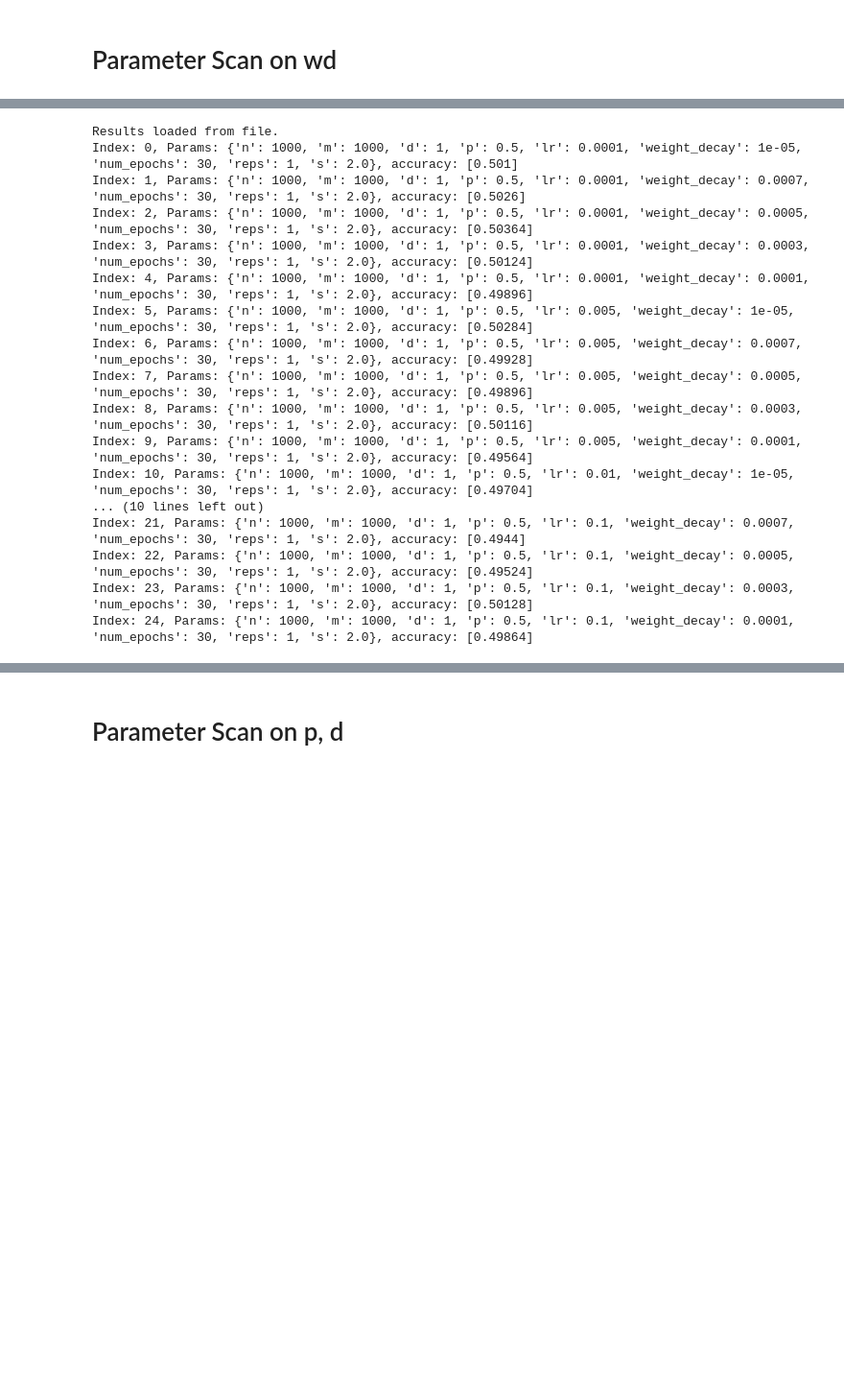
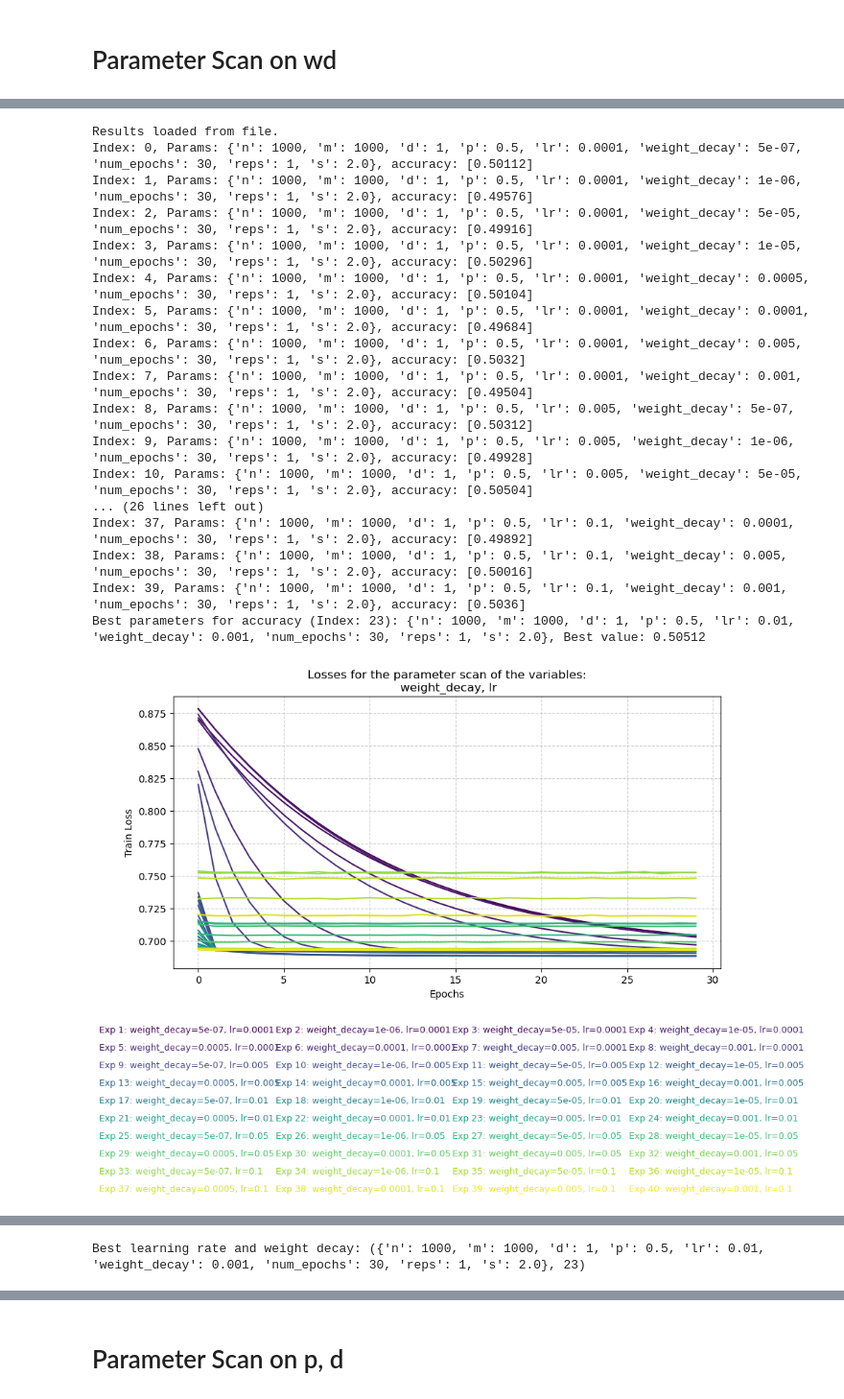
Before and after one commit to MayeulCassier/Matrix-Factorization-With-Comparison-Data, a Jupyter notebook: Parameter_Scan_results.ipynb, the cells around one changed output, grey strips where cells are left out. Shown at 96% size. Saved outputs shown, nothing was run; the diff lists cells and outputs as text; code cells hidden in the pictures; blank space fills up the shorter version.

```diff
--- a/Parameter_Scan_results.ipynb
+++ b/Parameter_Scan_results.ipynb
@@ -22,17 +22,13 @@ d_values = [1]
 
 # Learning rate and weight decay values to scan
 lr_values = [1e-4, 5e-3, 1e-2, 5e-2, 1e-1]
-weight_decay_values = [1e-5, 7e-4, 5e-4, 3e-4, 1e-4]
+# weight_decay_values = [1e-5, 7e-4, 5e-4, 3e-4, 1e-4] #d1 simple
+# new values of weight_decay  but with larger values
+weight_decay_values = [5e-7, 1e-6, 5e-5, 1e-5, 5e-4, 1e-4, 5e-3, 1e-3]
 
 # Run parameter scan for lr and weight decay
 results = parameter_scan(n=n, m=m, d=d_values, p=p_values, lr=lr_values, weight_decay=weight_decay_values, num_epochs=num_epochs, reps=reps, s=s, device=device, open_browser=False)
 
-with open("./Data/results_parameter_scan_wd_d1.pkl", "wb") as f:
+with open("./Data/results_parameter_scan_wd_d1_2.pkl", "wb") as f:
     pickle.dump(results, f)
-# Find best parameters
-best_params = get_best_params(results, result_metric='accuracy')
-
-plot_losses(results)
-
-print("Best learning rate and weight decay:", best_params)
 # %% [output]
@@ -52,27 +48,42 @@ Running experiment with parameters: {'n': 1000, 'm': 1000, 'd': 1, 'p': 0.5, 'lr
 # %%
 from visualization import *
 import pickle
 
-with open("./Data/results_parameter_scan_wd_d1.pkl", "rb") as f:
+with open("./Data/results_parameter_scan_wd_d1_2.pkl", "rb") as f:
     results = pickle.load(f)
 print("Results loaded from file.")
 
 print_results(results, indices=None, params_off=False, metric="accuracy")
+# Find best parameters
+best_params = get_best_params(results, result_metric='accuracy')
+
+plot_losses(results)
+
+print("Best learning rate and weight decay:", best_params)
+plot_multiple_heatmaps(
+    results,
+    param_x="lr",
+    param_y="weight_decay",
+    result_metric="accuracy",
+    log_scale=False,
+    invert_colors=False
+)
 # %% [output]
 Results loaded from file.
-Index: 0, Params: {'n': 1000, 'm': 1000, 'd': 1, 'p': 0.5, 'lr': 0.0001, 'weight_decay': 1e-05, 'num_epochs': 30, 'reps': 1, 's': 2.0}, accuracy: [0.501]
-Index: 1, Params: {'n': 1000, 'm': 1000, 'd': 1, 'p': 0.5, 'lr': 0.0001, 'weight_decay': 0.0007, 'num_epochs': 30, 'reps': 1, 's': 2.0}, accuracy: [0.5026]
-Index: 2, Params: {'n': 1000, 'm': 1000, 'd': 1, 'p': 0.5, 'lr': 0.0001, 'weight_decay': 0.0005, 'num_epochs': 30, 'reps': 1, 's': 2.0}, accuracy: [0.50364]
-Index: 3, Params: {'n': 1000, 'm': 1000, 'd': 1, 'p': 0.5, 'lr': 0.0001, 'weight_decay': 0.0003, 'num_epochs': 30, 'reps': 1, 's': 2.0}, accuracy: [0.50124]
-Index: 4, Params: {'n': 1000, 'm': 1000, 'd': 1, 'p': 0.5, 'lr': 0.0001, 'weight_decay': 0.0001, 'num_epochs': 30, 'reps': 1, 's': 2.0}, accuracy: [0.49896]
-Index: 5, Params: {'n': 1000, 'm': 1000, 'd': 1, 'p': 0.5, 'lr': 0.005, 'weight_decay': 1e-05, 'num_epochs': 30, 'reps': 1, 's': 2.0}, accuracy: [0.50284]
-Index: 6, Params: {'n': 1000, 'm': 1000, 'd': 1, 'p': 0.5, 'lr': 0.005, 'weight_decay': 0.0007, 'num_epochs': 30, 'reps': 1, 's': 2.0}, accuracy: [0.49928]
-Index: 7, Params: {'n': 1000, 'm': 1000, 'd': 1, 'p': 0.5, 'lr': 0.005, 'weight_decay': 0.0005, 'num_epochs': 30, 'reps': 1, 's': 2.0}, accuracy: [0.49896]
-Index: 8, Params: {'n': 1000, 'm': 1000, 'd': 1, 'p': 0.5, 'lr': 0.005, 'weight_decay': 0.0003, 'num_epochs': 30, 'reps': 1, 's': 2.0}, accuracy: [0.50116]
-Index: 9, Params: {'n': 1000, 'm': 1000, 'd': 1, 'p': 0.5, 'lr': 0.005, 'weight_decay': 0.0001, 'num_epochs': 30, 'reps': 1, 's': 2.0}, accuracy: [0.49564]
-Index: 10, Params: {'n': 1000, 'm': 1000, 'd': 1, 'p': 0.5, 'lr': 0.01, 'weight_decay': 1e-05, 'num_epochs': 30, 'reps': 1, 's': 2.0}, accuracy: [0.49704]
-... (10 lines left out)
-Index: 21, Params: {'n': 1000, 'm': 1000, 'd': 1, 'p': 0.5, 'lr': 0.1, 'weight_decay': 0.0007, 'num_epochs': 30, 'reps': 1, 's': 2.0}, accuracy: [0.4944]
-Index: 22, Params: {'n': 1000, 'm': 1000, 'd': 1, 'p': 0.5, 'lr': 0.1, 'weight_decay': 0.0005, 'num_epochs': 30, 'reps': 1, 's': 2.0}, accuracy: [0.49524]
-Index: 23, Params: {'n': 1000, 'm': 1000, 'd': 1, 'p': 0.5, 'lr': 0.1, 'weight_decay': 0.0003, 'num_epochs': 30, 'reps': 1, 's': 2.0}, accuracy: [0.50128]
-Index: 24, Params: {'n': 1000, 'm': 1000, 'd': 1, 'p': 0.5, 'lr': 0.1, 'weight_decay': 0.0001, 'num_epochs': 30, 'reps': 1, 's': 2.0}, accuracy: [0.49864]
+Index: 0, Params: {'n': 1000, 'm': 1000, 'd': 1, 'p': 0.5, 'lr': 0.0001, 'weight_decay': 5e-07, 'num_epochs': 30, 'reps': 1, 's': 2.0}, accuracy: [0.50112]
+Index: 1, Params: {'n': 1000, 'm': 1000, 'd': 1, 'p': 0.5, 'lr': 0.0001, 'weight_decay': 1e-06, 'num_epochs': 30, 'reps': 1, 's': 2.0}, accuracy: [0.49576]
+Index: 2, Params: {'n': 1000, 'm': 1000, 'd': 1, 'p': 0.5, 'lr': 0.0001, 'weight_decay': 5e-05, 'num_epochs': 30, 'reps': 1, 's': 2.0}, accuracy: [0.49916]
+Index: 3, Params: {'n': 1000, 'm': 1000, 'd': 1, 'p': 0.5, 'lr': 0.0001, 'weight_decay': 1e-05, 'num_epochs': 30, 'reps': 1, 's': 2.0}, accuracy: [0.50296]
+Index: 4, Params: {'n': 1000, 'm': 1000, 'd': 1, 'p': 0.5, 'lr': 0.0001, 'weight_decay': 0.0005, 'num_epochs': 30, 'reps': 1, 's': 2.0}, accuracy: [0.50104]
+Index: 5, Params: {'n': 1000, 'm': 1000, 'd': 1, 'p': 0.5, 'lr': 0.0001, 'weight_decay': 0.0001, 'num_epochs': 30, 'reps': 1, 's': 2.0}, accuracy: [0.49684]
+Index: 6, Params: {'n': 1000, 'm': 1000, 'd': 1, 'p': 0.5, 'lr': 0.0001, 'weight_decay': 0.005, 'num_epochs': 30, 'reps': 1, 's': 2.0}, accuracy: [0.5032]
+Index: 7, Params: {'n': 1000, 'm': 1000, 'd': 1, 'p': 0.5, 'lr': 0.0001, 'weight_decay': 0.001, 'num_epochs': 30, 'reps': 1, 's': 2.0}, accuracy: [0.49504]
+Index: 8, Params: {'n': 1000, 'm': 1000, 'd': 1, 'p': 0.5, 'lr': 0.005, 'weight_decay': 5e-07, 'num_epochs': 30, 'reps': 1, 's': 2.0}, accuracy: [0.50312]
+Index: 9, Params: {'n': 1000, 'm': 1000, 'd': 1, 'p': 0.5, 'lr': 0.005, 'weight_decay': 1e-06, 'num_epochs': 30, 'reps': 1, 's': 2.0}, accuracy: [0.49928]
+Index: 10, Params: {'n': 1000, 'm': 1000, 'd': 1, 'p': 0.5, 'lr': 0.005, 'weight_decay': 5e-05, 'num_epochs': 30, 'reps': 1, 's': 2.0}, accuracy: [0.50504]
+... (26 lines left out)
+Index: 37, Params: {'n': 1000, 'm': 1000, 'd': 1, 'p': 0.5, 'lr': 0.1, 'weight_decay': 0.0001, 'num_epochs': 30, 'reps': 1, 's': 2.0}, accuracy: [0.49892]
+Index: 38, Params: {'n': 1000, 'm': 1000, 'd': 1, 'p': 0.5, 'lr': 0.1, 'weight_decay': 0.005, 'num_epochs': 30, 'reps': 1, 's': 2.0}, accuracy: [0.50016]
+Index: 39, Params: {'n': 1000, 'm': 1000, 'd': 1, 'p': 0.5, 'lr': 0.1, 'weight_decay': 0.001, 'num_epochs': 30, 'reps': 1, 's': 2.0}, accuracy: [0.5036]
+Best parameters for accuracy (Index: 23): {'n': 1000, 'm': 1000, 'd': 1, 'p': 0.5, 'lr': 0.01, 'weight_decay': 0.001, 'num_epochs': 30, 'reps': 1, 's': 2.0}, Best value: 0.50512
+[figure, added]
@@ -78,0 +91 @@ Index: 24, Params: {'n': 1000, 'm': 1000, 'd': 1, 'p': 0.5, 'lr': 0.1, 'weight_d
+Best learning rate and weight decay: ({'n': 1000, 'm': 1000, 'd': 1, 'p': 0.5, 'lr': 0.01, 'weight_decay': 0.001, 'num_epochs': 30, 'reps': 1, 's': 2.0}, 23)
```
Also changed, not shown: parts of 14 cells of this notebook, 2 other files.
